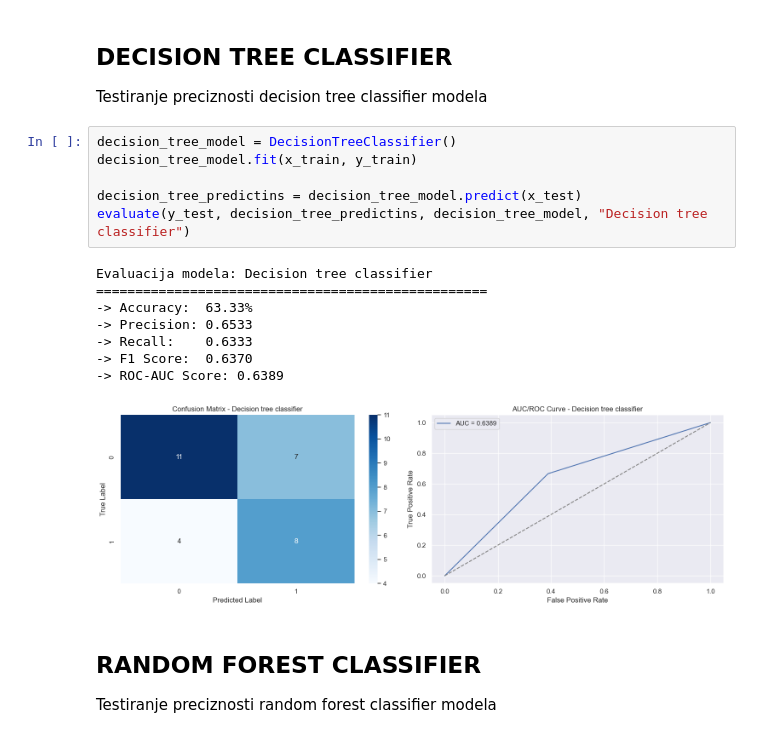
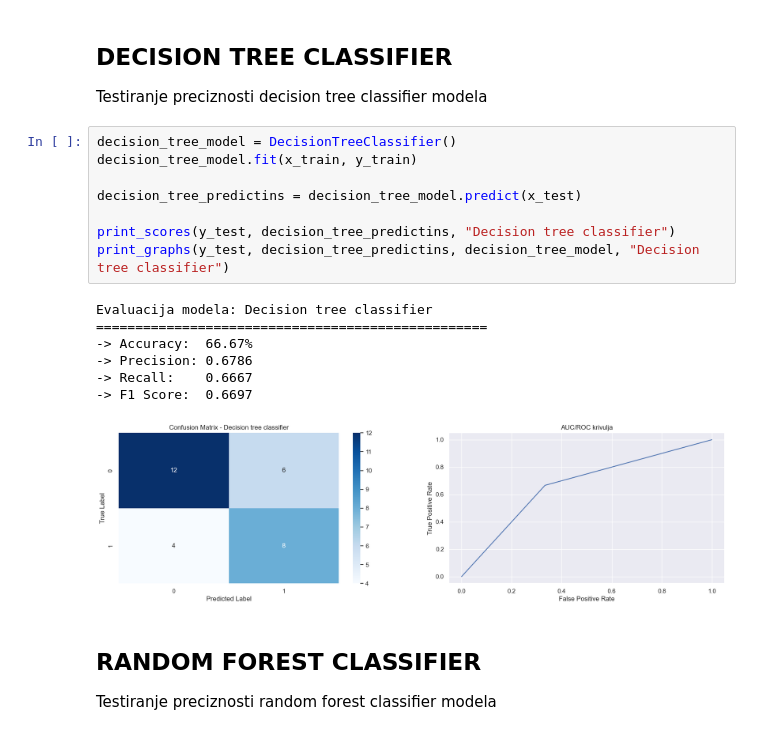
Before and after one commit to dz54240/UUZOP---projekt, a Jupyter notebook: uuzop_projekt.ipynb, the cells around one changed output. Cells and saved outputs as stored; diff of their text form.

```diff
--- a/uuzop_projekt.ipynb
+++ b/uuzop_projekt.ipynb
@@ -520,18 +512,19 @@ Testiranje preciznosti decision tree classifier modela
 # %%
 decision_tree_model = DecisionTreeClassifier()
 decision_tree_model.fit(x_train, y_train)
 
 decision_tree_predictins = decision_tree_model.predict(x_test)
-evaluate(y_test, decision_tree_predictins, decision_tree_model, "Decision tree classifier")
+
+print_scores(y_test, decision_tree_predictins, "Decision tree classifier")
+print_graphs(y_test, decision_tree_predictins, decision_tree_model, "Decision tree classifier")
 # %% [output]
 Evaluacija modela: Decision tree classifier
 ==================================================
--> Accuracy:  63.33%
--> Precision: 0.6533
--> Recall:    0.6333
--> F1 Score:  0.6370
--> ROC-AUC Score: 0.6389
+-> Accuracy:  66.67%
+-> Precision: 0.6786
+-> Recall:    0.6667
+-> F1 Score:  0.6697
-[figure, old version]
+[figure, new version]
 # %% [markdown]
 ## RANDOM FOREST CLASSIFIER
 Testiranje preciznosti random forest classifier modela
```
Also changed, not shown: parts of 8 cells of this notebook.
